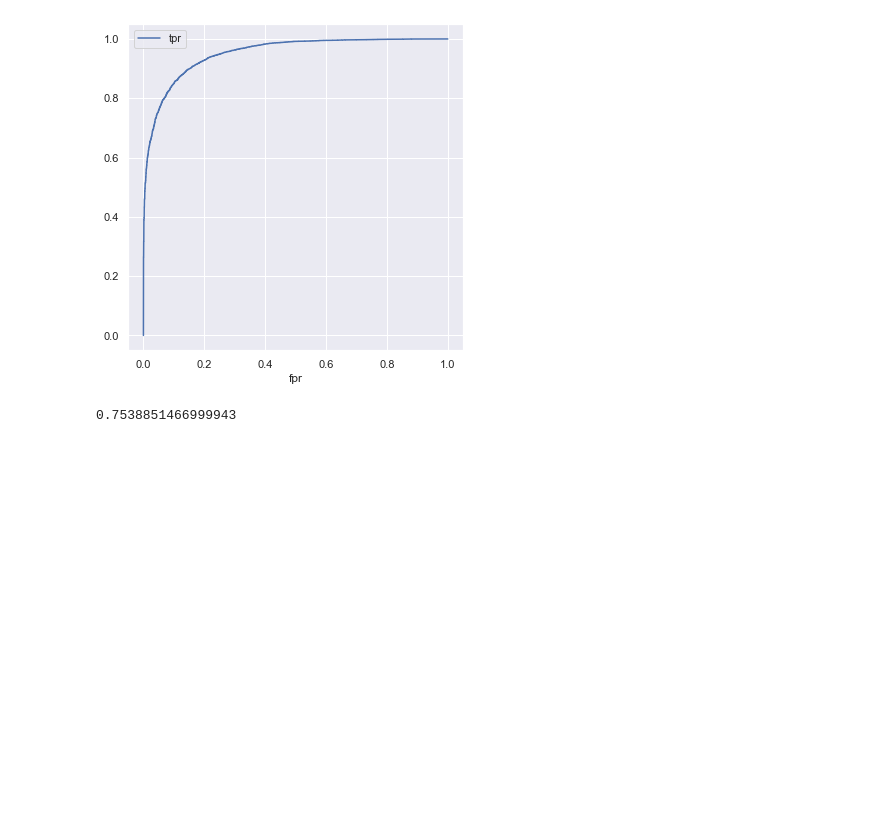
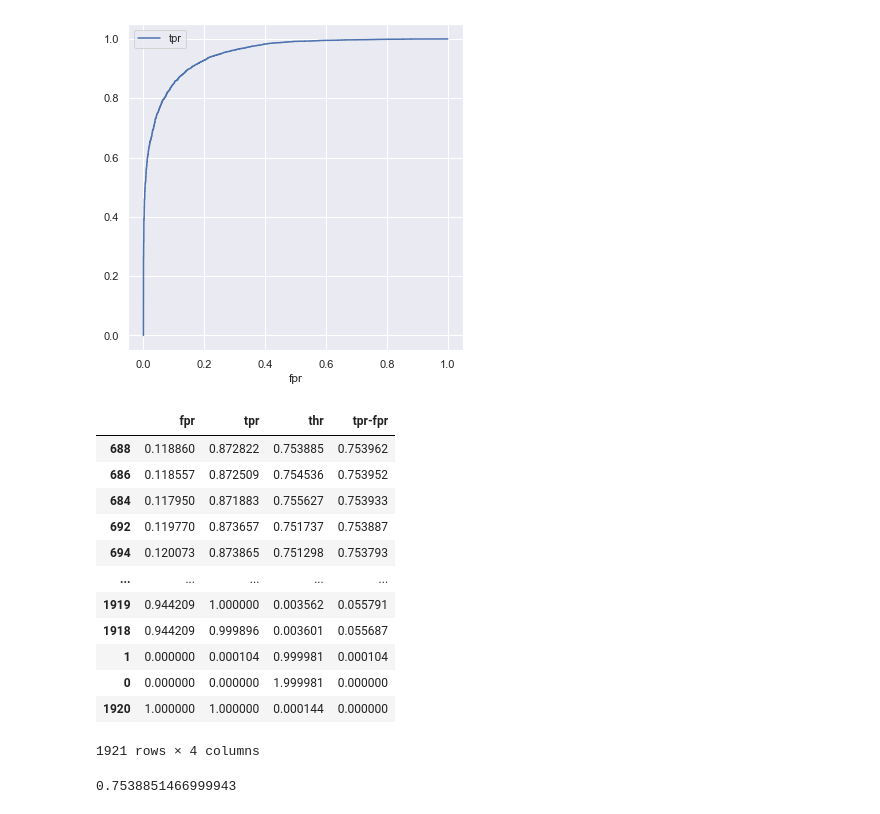
Before and after one commit to IlyaAb/Projects, a Jupyter notebook: DEVIMCreditScore/Abramchuk_Devim_TEST_12042021.ipynb, the cells around one changed output. Cells and saved outputs as stored; diff of their text form; code cells hidden in the pictures; blank space fills up the shorter version.

```diff
--- a/DEVIMCreditScore/Abramchuk_Devim_TEST_12042021.ipynb
+++ b/DEVIMCreditScore/Abramchuk_Devim_TEST_12042021.ipynb
@@ -873,3 +872,19 @@ roc['tpr-fpr'] = roc['tpr'] - roc['fpr']
+# %%
+roc.sort_values('tpr-fpr',ascending=False)
+# %% [output]
+|  | fpr | tpr | thr | tpr-fpr |
+| 688 | 0.118860 | 0.872822 | 0.753885 | 0.753962 |
+| 686 | 0.118557 | 0.872509 | 0.754536 | 0.753952 |
+| 684 | 0.117950 | 0.871883 | 0.755627 | 0.753933 |
+| 692 | 0.119770 | 0.873657 | 0.751737 | 0.753887 |
+| 694 | 0.120073 | 0.873865 | 0.751298 | 0.753793 |
+| ... | ... | ... | ... | ... |
+| 1919 | 0.944209 | 1.000000 | 0.003562 | 0.055791 |
+| 1918 | 0.944209 | 0.999896 | 0.003601 | 0.055687 |
+| 1 | 0.000000 | 0.000104 | 0.999981 | 0.000104 |
+| 0 | 0.000000 | 0.000000 | 1.999981 | 0.000000 |
+| 1920 | 1.000000 | 1.000000 | 0.000144 | 0.000000 |
+1921 rows × 4 columns
 # %%
 best_thr = roc.sort_values('tpr-fpr',ascending=False)['thr'].iloc[0]
 best_thr
```
Also changed, not shown: parts of 5 cells of this notebook, 12 other files.
